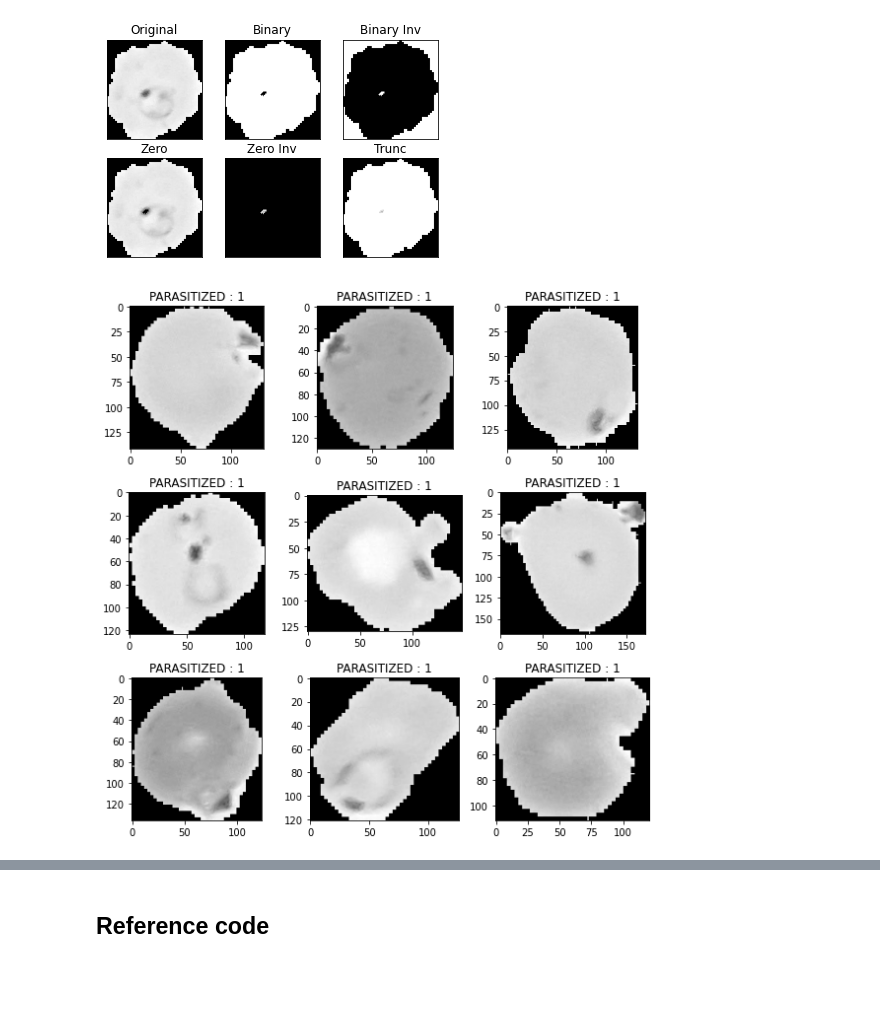
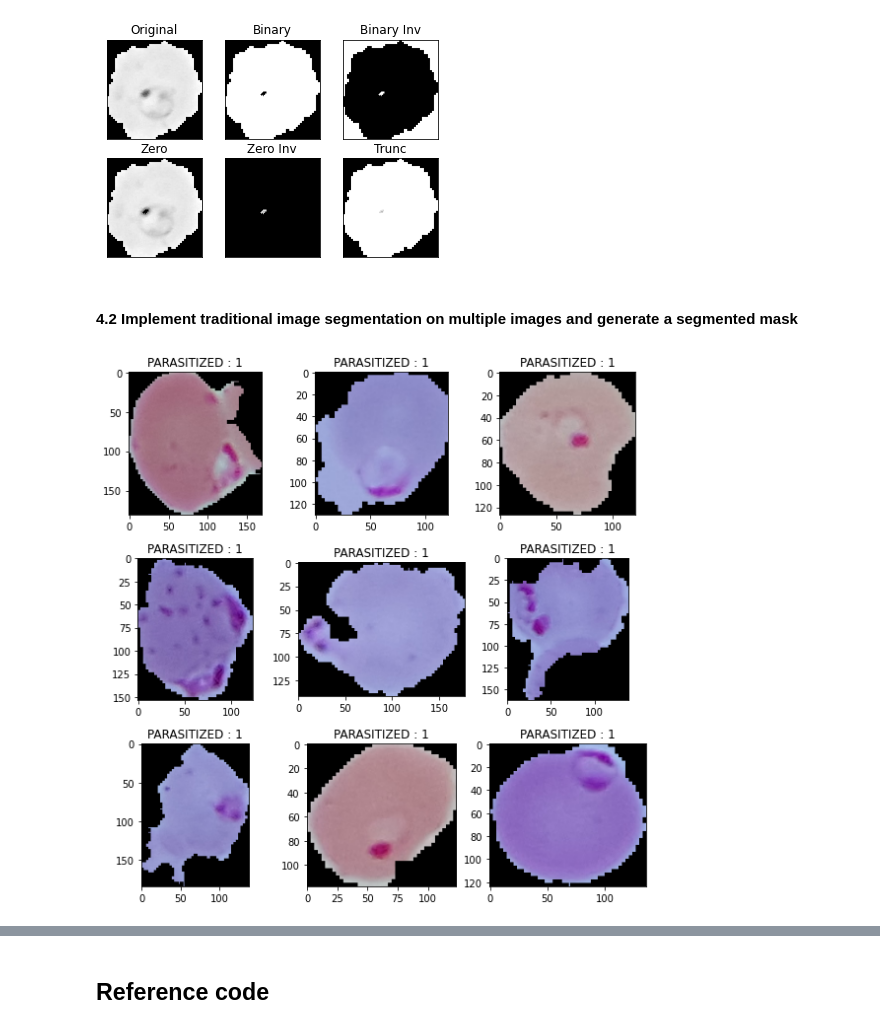
Before and after one commit to UttaraKet1607/Malarial-Cell-Image-Segmentation, a Jupyter notebook: Segmentation_with_baseline_CNN.ipynb, the cells around one changed output, grey strips where cells are left out. Cells and saved outputs as stored; diff of their text form; code cells hidden in the pictures; blank space fills up the shorter version.

```diff
--- a/Segmentation_with_baseline_CNN.ipynb
+++ b/Segmentation_with_baseline_CNN.ipynb
@@ -88,14 +130,16 @@ for i in range(6):
 plt.show()
 # %% [output]
 [figure]
+# %% [markdown]
+#### 4.2 Implement traditional image segmentation on multiple images and generate a segmented mask
 # %%
 plt.figure(figsize = (8,8))
 for i in range(9):
     plt.subplot(3, 3, i+1)
-    img = cv2.imread('/content/cell_images/Parasitized' + "/" + parasitized_data[i],0)
+    img = cv2.imread('/content/cell_images/Parasitized' + "/" + parasitized_data[i])
     plt.imshow(img, cmap='gray')
     plt.title('PARASITIZED : 1')
     plt.tight_layout()
 plt.show()
 # %% [output]
-[figure, old version]
+[figure, new version]
```
Also changed, not shown: parts of 55 cells of this notebook.
